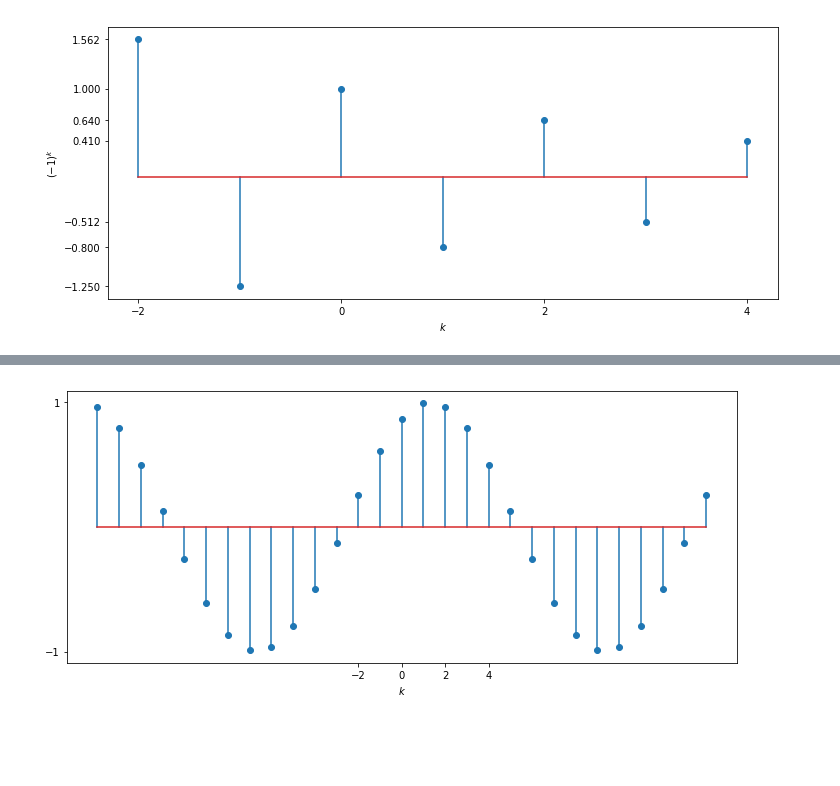
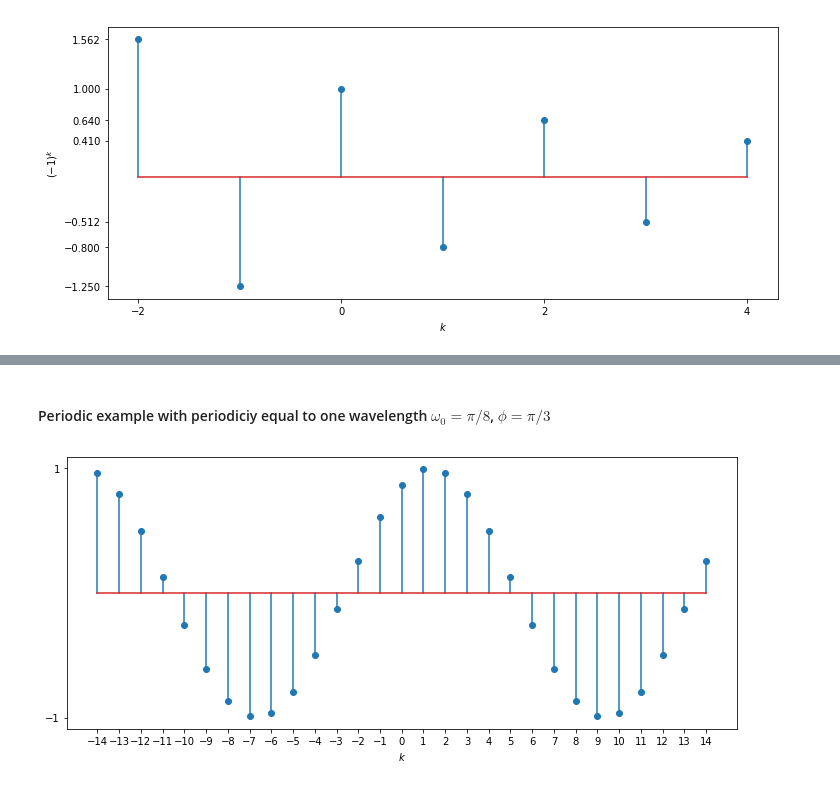
Before and after one commit to kjartan-at-tec/mr2007-computerized-control, a Jupyter notebook: discrete-time-systems/notebooks/Basic-dt-signals.ipynb, the cells around one changed output, grey strips where cells are left out. Drawn from its saved outputs; the diff is of its cells as text; code cells hidden in the pictures; blank space fills up the shorter version.

```diff
--- a/discrete-time-systems/notebooks/Basic-dt-signals.ipynb
+++ b/discrete-time-systems/notebooks/Basic-dt-signals.ipynb
@@ -124,11 +148,12 @@ which means that the ratio of $\omega_0$ to $2\pi$ must be a rational number.
+# %% [markdown]
+#### Periodic example with periodiciy equal to one wavelength $\omega_0 = \pi/8$, $\phi=\pi/3$
 # %%
-w0 = np.pi/8
-phi = np.pi/3
+w0 = np.pi/8; phi = np.pi/3
 k = np.arange(-14,15)
 plt.figure(figsize=(12,5))
 plt.stem(k, np.sin(w0*k+phi))
-plt.xticks([-2,0,2,4]); plt.yticks([-1,1])
+plt.xticks(k); plt.yticks([-1,1])
 plt.xlabel('$k$')
 plt.ylabel('');
 # %% [output]
-[figure, old version]
+[figure, new version]
```
Also changed, not shown: parts of 12 cells of this notebook.
